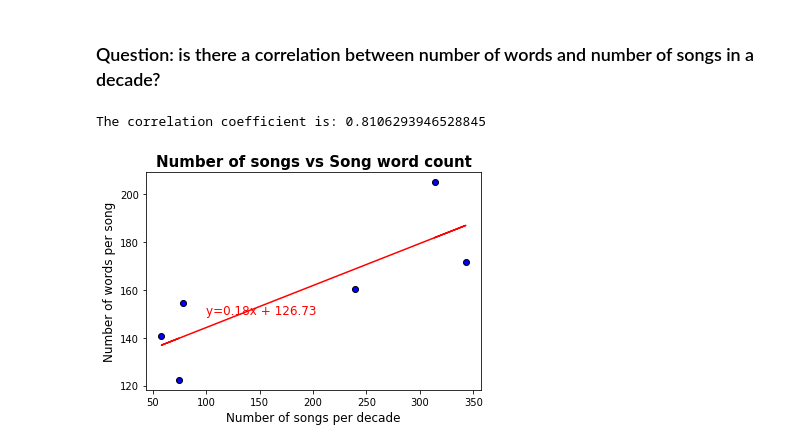
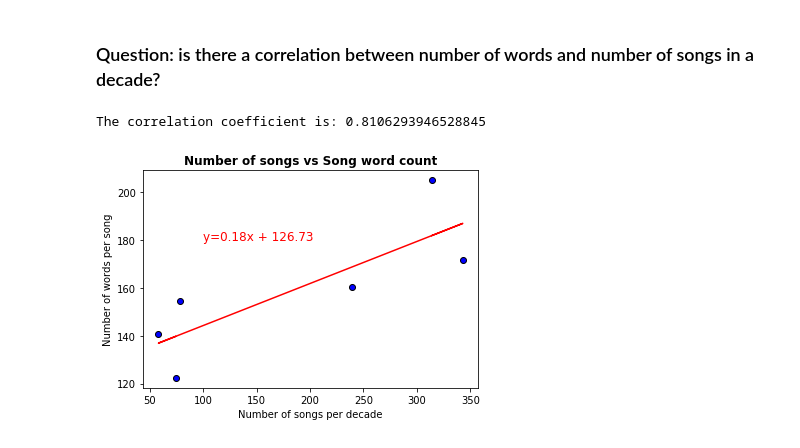
Before and after one commit to ATSeagle/project1, a Jupyter notebook: Lyrics_analysis_wordcount_final_LC.ipynb, the cells around one changed output. Cells and saved outputs as stored; diff of their text form; code cells hidden in the pictures.

```diff
--- a/Lyrics_analysis_wordcount_final_LC.ipynb
+++ b/Lyrics_analysis_wordcount_final_LC.ipynb
@@ -189,10 +152,10 @@ for index, row in song_list_df.iterrows():
     unique_words_count_list.append(unique_words_count)
 
 
-    #Rename column and export to csv as lyrics_index.csv
-    column_name= f'{song_list_df["Song Name"][index]}_{song_list_df["Artist"][index]}'
-    lyrics_index_df=lyrics_index_df.rename(columns={index: column_name})
-    lyrics_index_df.to_csv(f'Lyrics/lyrics_{index}_df.csv')
+#     #Rename column and export to csv as lyrics_index.csv
+#     column_name= f'{song_list_df["Song Name"][index]}_{song_list_df["Artist"][index]}'
+#     lyrics_index_df=lyrics_index_df.rename(columns={index: column_name})
+#     lyrics_index_df.to_csv(f'Lyrics/lyrics_{index}_df.csv')
 
 lyrics_index_df
 # %% [output]
@@ -499,30 +524,30 @@ plt.savefig("Plots/word_count_boxplot_final_colors.png")
 # %% [markdown]
 ### Question: is there a correlation between number of words and number of songs in a decade?
 # %%
-#Scatter
+#Scatter Plot
 x_values=[len(words_60s), len(words_70s),len(words_80s), len(words_90s), len(words_2000s), len(words_2010s)]
 y_values=[words_60s.mean(), words_70s.mean(),words_80s.mean(), words_90s.mean(), words_2000s.mean(), words_2010s.mean()]
 
 plt.scatter(x_values, y_values, marker= "o", c="blue", edgecolors= "black")
-plt.title("Number of songs vs Song word count", fontsize= 15, fontweight="bold")
-plt.xlabel("Number of songs per decade", fontsize=12)
-plt.ylabel("Number of words per song", fontsize=12)
+plt.title("Number of songs vs Song word count", fontsize=12, fontweight="bold")
+plt.xlabel("Number of songs per decade")
+plt.ylabel("Number of words per song")
 
 
 
 #linear regression
 (slope, intercept, rvalue, pvalue, stdev)= stats.linregress(x_values, y_values)
 print(f'The correlation coefficient is: {rvalue}')
 
 
 x_series=pd.Series(x_values)
 regress_values= x_series*slope + intercept
 line_eq= f'y={str(round(slope, 2))}x + {str(round(intercept,2))}'
 
 plt.plot(x_values, regress_values, "r-")
-plt.annotate(line_eq, (100,150), fontsize=12, color= "red")
+plt.annotate(line_eq, (100,180), fontsize=12, color= "red")
 
 plt.savefig("Plots/correlation_songwords_songnumber")
 # %% [output]
 The correlation coefficient is: 0.8106293946528845
-[figure, old version]
+[figure, new version]
```
Also changed, not shown: parts of 16 cells of this notebook, 12 other files.
